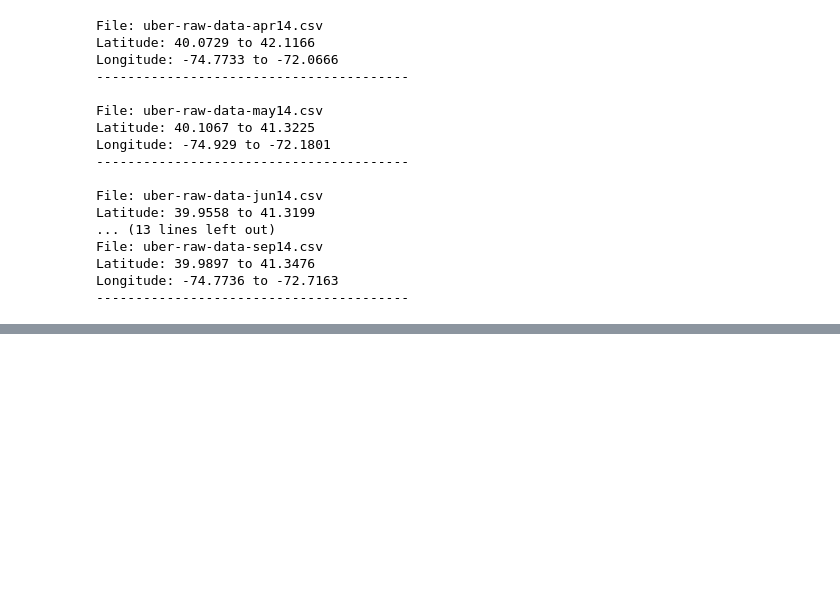
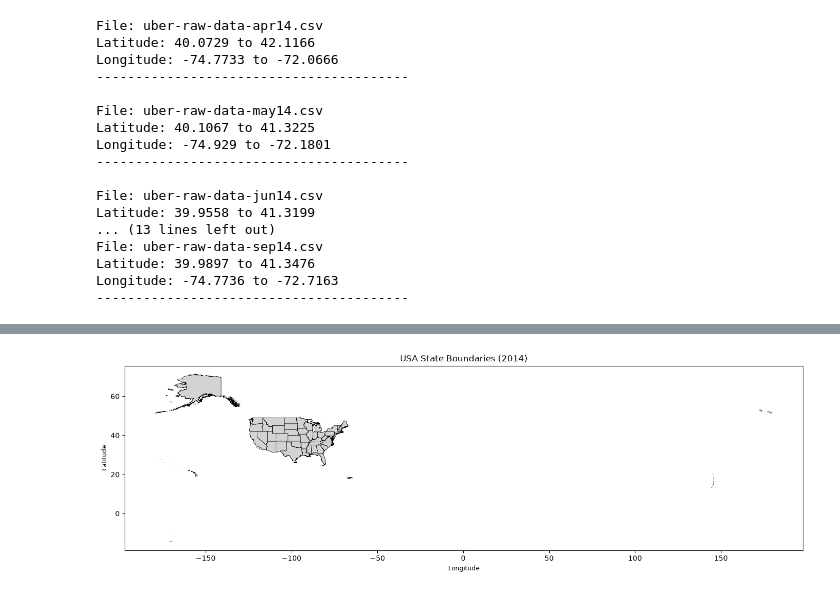
Before and after one commit to m4rnop/uber-pickup-demand-analysis, a Jupyter notebook: notebooks/01_data_understanding.ipynb, the cells around one changed output, grey strips where cells are left out. Cells and saved outputs as stored; diff of their text form; code cells hidden in the pictures; blank space fills up the shorter version.

```diff
--- a/notebooks/01_data_understanding.ipynb
+++ b/notebooks/01_data_understanding.ipynb
@@ -302,0 +396,8 @@ KeyboardInterrupt:
+# %%
+usa = gpd.read_file(
+    data_dir / "boundaries/cb_2014_us_state_500k.shp"
+)
+
+print(usa.head())
+print("\nCRS:", usa.crs)
+print("\nTotal geographic areas:", len(usa))
@@ -302,0 +422,20 @@ KeyboardInterrupt:
+# %%
+usa = usa.to_crs("EPSG:4326")
+
+fig, ax = plt.subplots(figsize=(14, 8))
+
+usa.plot(
+    ax=ax,
+    color="lightgray",
+    edgecolor="black",
+    linewidth=0.5
+)
+
+ax.set_title("USA State Boundaries (2014)")
+ax.set_xlabel("Longitude")
+ax.set_ylabel("Latitude")
+
+plt.tight_layout()
+plt.show()
+# %% [output]
+[figure, added]
```
Also changed, not shown: parts of 7 cells of this notebook, 8 other files.
